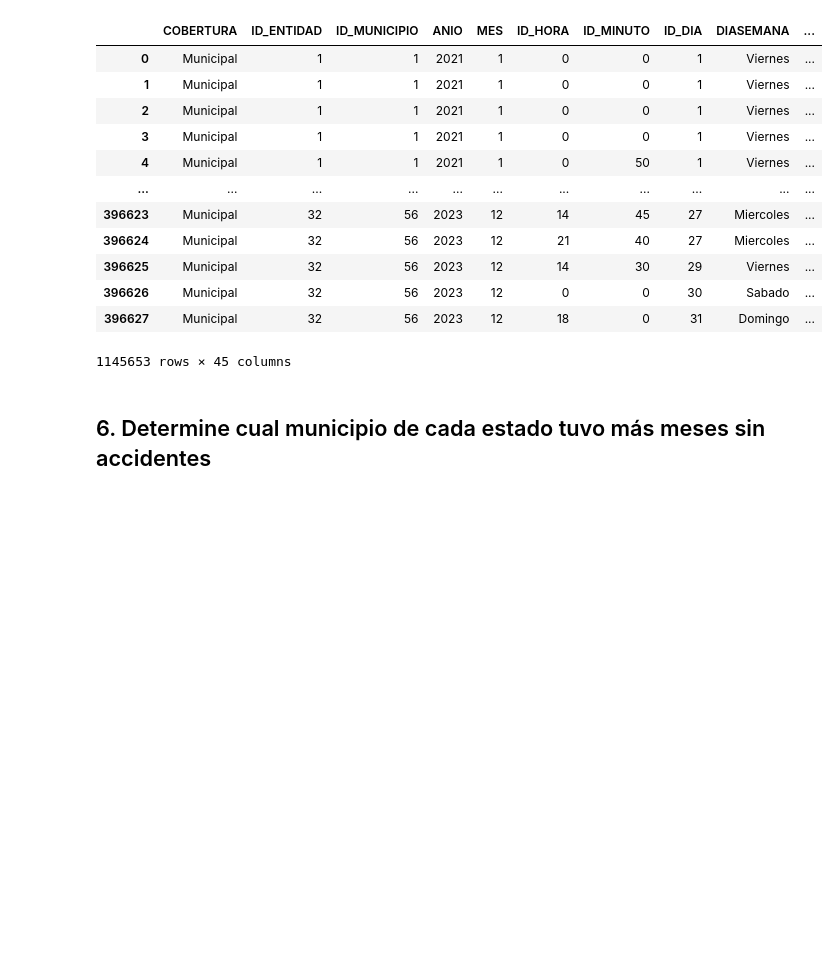
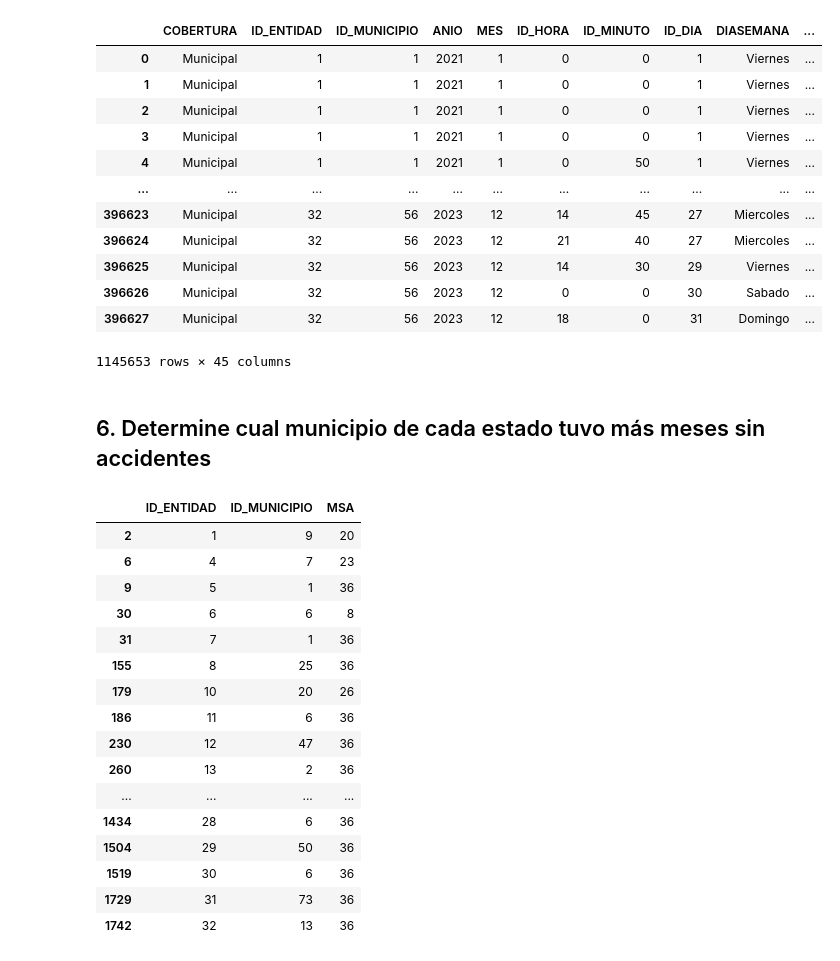
Before and after one commit to jacq1813/prac_ATUS, a Jupyter notebook: atuspractica.ipynb, the cells around one changed output. Drawn from its saved outputs; the diff is of its cells as text; code cells hidden in the pictures; blank space fills up the shorter version.

```diff
--- a/atuspractica.ipynb
+++ b/atuspractica.ipynb
@@ -162,3 +162,32 @@ df
 1145653 rows × 45 columns
 # %% [markdown]
 ## 6. Determine cual municipio de cada estado tuvo más meses sin accidentes
+# %%
+#Determine cual municipio de cada estado tuvo más meses sin accidentes
+#Filtramos los meses sin accidentes
+
+MSA = df[df['AREA'].isnull()]
+
+r = MSA.groupby(['ID_ENTIDAD', 'ID_MUNICIPIO']).size().reset_index(name='MSA')
+
+munMSA = r.loc[r.groupby('ID_ENTIDAD')['MSA'].idxmax()]
+
+munMSA
+# %% [output]
+|  | ID_ENTIDAD | ID_MUNICIPIO | MSA |
+| 2 | 1 | 9 | 20 |
+| 6 | 4 | 7 | 23 |
+| 9 | 5 | 1 | 36 |
+| 30 | 6 | 6 | 8 |
+| 31 | 7 | 1 | 36 |
+| 155 | 8 | 25 | 36 |
+| 179 | 10 | 20 | 26 |
+| 186 | 11 | 6 | 36 |
+| 230 | 12 | 47 | 36 |
+| 260 | 13 | 2 | 36 |
+| ... | ... | ... | ... |
+| 1434 | 28 | 6 | 36 |
+| 1504 | 29 | 50 | 36 |
+| 1519 | 30 | 6 | 36 |
+| 1729 | 31 | 73 | 36 |
+| 1742 | 32 | 13 | 36 |
```
